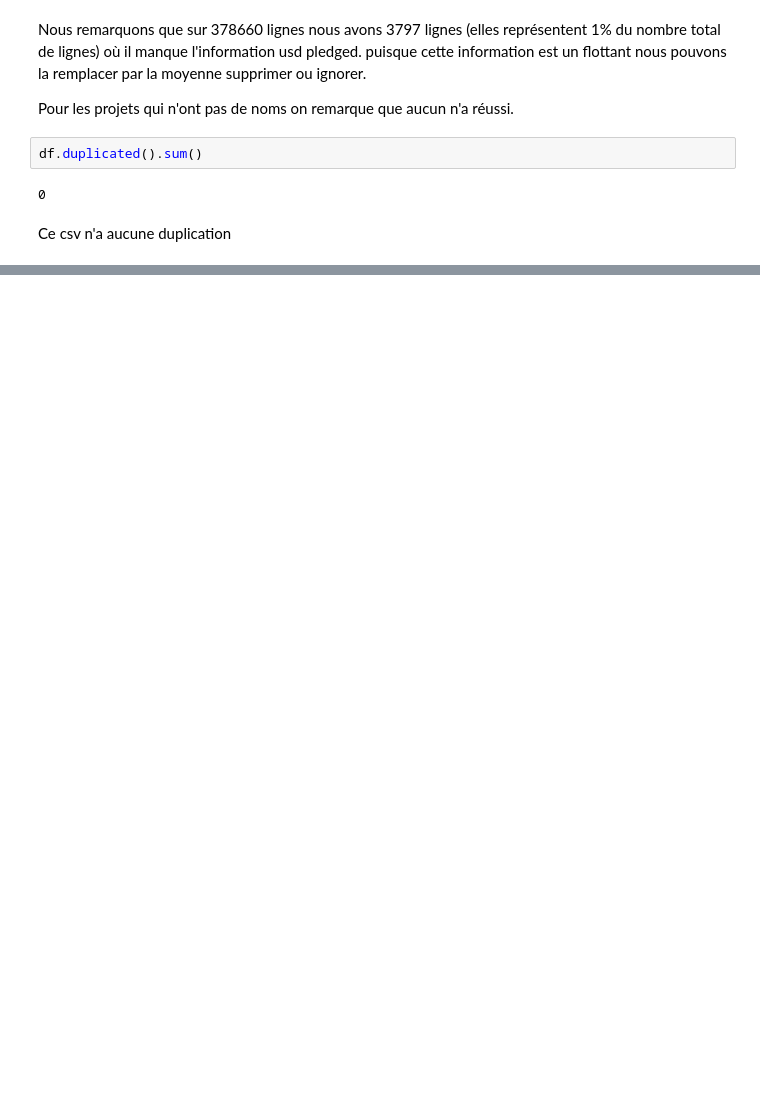
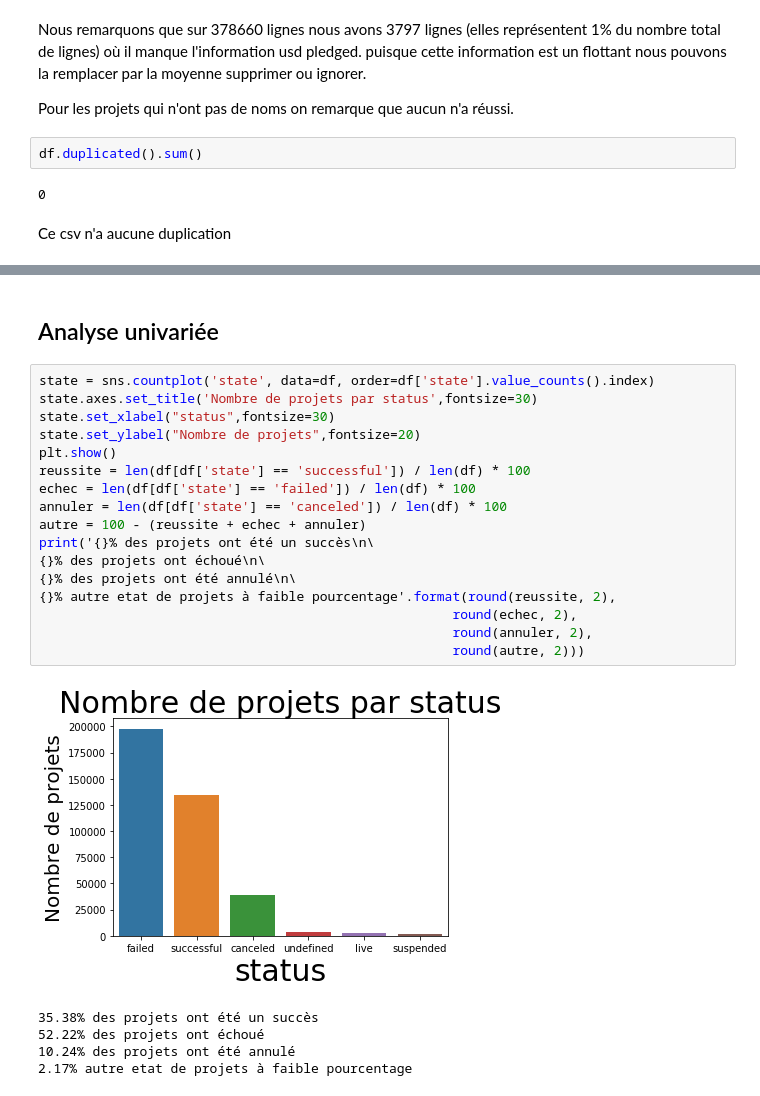
Before and after one commit to TaySai/EDA2018, a Jupyter notebook: kickstarter_projects.ipynb, the cells around one changed output, grey strips where cells are left out. Cells and saved outputs as stored; diff of their text form; blank space fills up the shorter version.

Commit message:
seconde partie of analyse

```diff
--- a/kickstarter_projects.ipynb
+++ b/kickstarter_projects.ipynb
@@ -109,0 +129,25 @@ Ce csv n'a aucune duplication
+# %% [markdown]
+## Analyse univariée
+# %%
+state = sns.countplot('state', data=df, order=df['state'].value_counts().index)
+state.axes.set_title('Nombre de projets par status',fontsize=30)
+state.set_xlabel("status",fontsize=30)
+state.set_ylabel("Nombre de projets",fontsize=20)
+plt.show()
+reussite = len(df[df['state'] == 'successful']) / len(df) * 100
+echec = len(df[df['state'] == 'failed']) / len(df) * 100
+annuler = len(df[df['state'] == 'canceled']) / len(df) * 100
+autre = 100 - (reussite + echec + annuler)
+print('{}% des projets ont été un succès\n\
+{}% des projets ont échoué\n\
+{}% des projets ont été annulé\n\
+{}% autre etat de projets à faible pourcentage'.format(round(reussite, 2),
+                                                     round(echec, 2),
+                                                     round(annuler, 2),
+                                                     round(autre, 2)))
+# %% [output]
+[figure, added]
+35.38% des projets ont été un succès
+52.22% des projets ont échoué
+10.24% des projets ont été annulé
+2.17% autre etat de projets à faible pourcentage
```
Also changed, not shown: parts of 10 cells of this notebook, 1 other file.
